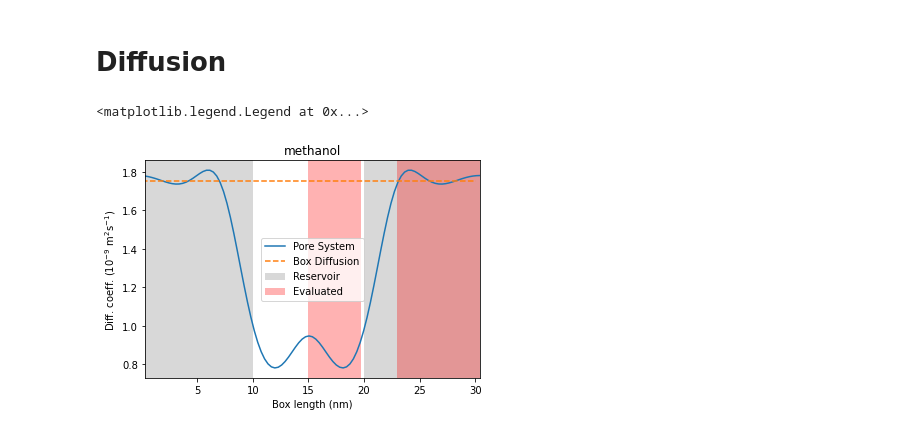
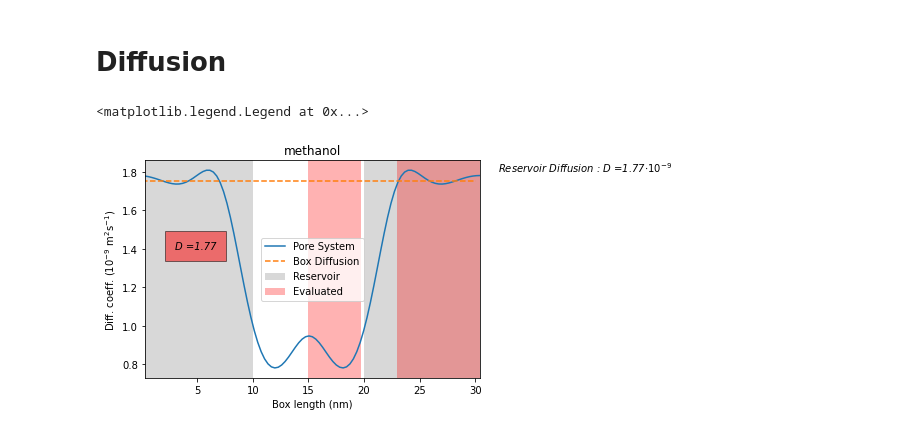
Before and after one commit to marc310896/binder_test, a Jupyter notebook: example.ipynb, the cells around one changed output. Cells and saved outputs as stored; diff of their text form; code cells hidden in the pictures.

```diff
--- a/example.ipynb
+++ b/example.ipynb
@@ -52,13 +67,17 @@ display(button)
 # %%
 molecule = drop.value
 
+strings = {}
+# Strings for pure rectangular systems
+strings["dens_box"] = "Pure/{}/box_rectangular_{}_density.h5".format(molecule,molecule)
+strings["mc_box"] = "Pure/{}/box_rectangular_{}_diffusion_smoluchowski.h5".format(molecule,molecule)
+# Strings for pore system
+strings["dens"] = "Pore/{}/pore_ideal_{}_density.h5".format(molecule,molecule)
+strings["bin"] = "Pore/{}/pore_ideal_{}_diffusion_einstein.h5".format(molecule,molecule)
+strings["mc"] = "Pore/{}/pore_ideal_{}_diffusion_smoluchowski.h5".format(molecule,molecule)
 
-strings def run_all(button):
-    get_ipython().run_cell()
-
-button = widgets.Button(description="Create next input")
-button.on_click(run_all)
-display(button)ule in ["cyclopentane","hexane","heptan"]:
+# Strings for amoprh pore systems (if exisit)
+if molecule in ["cyclopentane","hexane","heptan"]:
     strings["dens"] = "Pore/{}/pore_amorph_{}_density.h5".format(molecule,molecule)
     strings["bin"] = "Pore/{}/pore_amorph_{}_diffusion_einstein.h5".format(molecule,molecule)
     strings["mc"] = "Pore/{}/pore_amorph_{}_diffusion_smoluchowski.h5".format(molecule,molecule)
@@ -81,15 +100,19 @@ plt.xlim([0,2.5])
 # %%
 mc_box = pa.diffusion.mc_fit(strings["mc_box"], len_step = [10,20,30,40,50,60], is_plot=False, is_print=False)
 mc_pore = pa.diffusion.mc_profile(strings["mc"], len_step = [10,20,30,40,50,60], kwargs={"label": "Pore System"})
+res = pa.diffusion.mc_fit(strings["mc"], len_step = [10,20,30,40,50,60], section = [0,7], is_plot=False, is_print=False)
 sns.lineplot(x=np.linspace(0,30.1,100),y=[mc_box[0] for i in range(100)], linestyle="--", label="Box Diffusion")
 plt.title(molecule)
-
+plt.text(3, 1.4, 'D =' + "%.2f" % (res[0])  , style='italic',
+        bbox={'facecolor': 'red', 'alpha': 0.5, 'pad': 10})
+plt.text(32, 1.8 , 'Reservoir Diffusion : D =' + "%.2f" % (res[0]) +"$\\cdot 10^{-9}$"  , style='italic',
+        )
 # Plot area
 plt.axvspan(xmin=0, xmax=10, facecolor="grey", alpha=0.3, label = "Reservoir")
 plt.axvspan(xmin=20, xmax=31, facecolor="grey", alpha=0.3)
 plt.axvspan(xmin=15, xmax=19.7, facecolor="red", alpha=0.3, label = "Evaluated")
 plt.axvspan(xmin=23, xmax=31, facecolor="red", alpha=0.3)
 plt.legend()
 # %% [output]
 <matplotlib.legend.Legend at 0x...>
-[figure, old version]
+[figure, new version]
```
Also changed, not shown: parts of 2 cells of this notebook.
